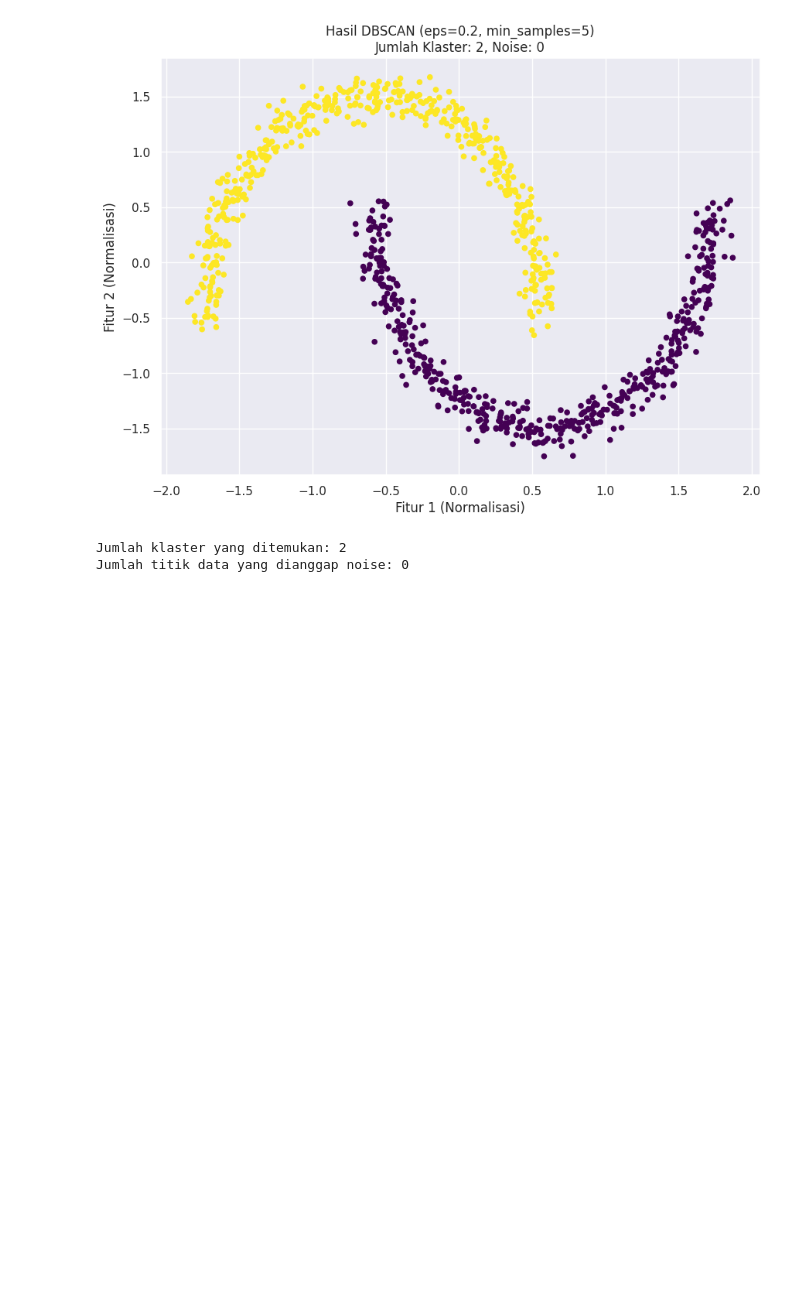
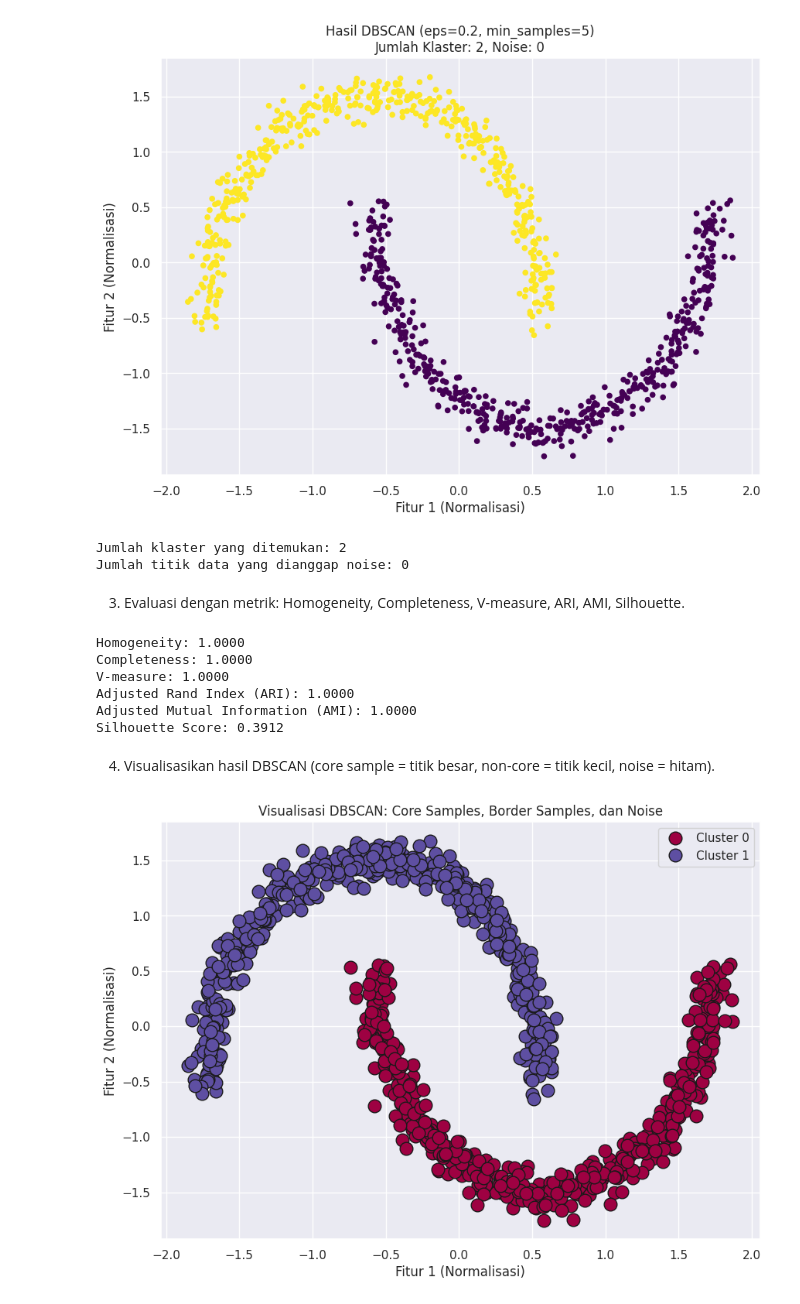
Before and after one commit to pusatalamsemestaa/Machine-Learning, a Jupyter notebook: week4_ML.ipynb, the cells around one changed output. Saved outputs shown, nothing was run; the diff lists cells and outputs as text; code cells hidden in the pictures; blank space fills up the shorter version.

```diff
--- a/week4_ML.ipynb
+++ b/week4_ML.ipynb
@@ -608,3 +608,81 @@ print(f'Jumlah titik data yang dianggap noise: {n_noise}')
 [figure]
 Jumlah klaster yang ditemukan: 2
 Jumlah titik data yang dianggap noise: 0
+# %% [markdown]
+3. Evaluasi dengan metrik: Homogeneity, Completeness, V-measure, ARI, AMI, Silhouette.
+# %%
+
+# Buat dataset make_moons
+X, y = make_moons(n_samples=1000, noise=0.05, random_state=42)
+X_scaled = StandardScaler().fit_transform(X)
+
+# Jalankan DBSCAN
+dbscan = DBSCAN(eps=0.2, min_samples=5)
+labels = dbscan.fit_predict(X_scaled)
+
+# Metrik Evaluasi
+homogeneity = metrics.homogeneity_score(y, labels)
+completeness = metrics.completeness_score(y, labels)
+v_measure = metrics.v_measure_score(y, labels)
+ari = metrics.adjusted_rand_score(y, labels)
+ami = metrics.adjusted_mutual_info_score(y, labels)
+silhouette = metrics.silhouette_score(X_scaled, labels)
+
+# Cetak hasil
+print(f"Homogeneity: {homogeneity:.4f}")
+print(f"Completeness: {completeness:.4f}")
+print(f"V-measure: {v_measure:.4f}")
+print(f"Adjusted Rand Index (ARI): {ari:.4f}")
+print(f"Adjusted Mutual Information (AMI): {ami:.4f}")
+print(f"Silhouette Score: {silhouette:.4f}")
+# %% [output]
+Homogeneity: 1.0000
+Completeness: 1.0000
+V-measure: 1.0000
+Adjusted Rand Index (ARI): 1.0000
+Adjusted Mutual Information (AMI): 1.0000
+Silhouette Score: 0.3912
+# %% [markdown]
+4. Visualisasikan hasil DBSCAN (core sample = titik besar, non-core = titik kecil, noise = hitam).
+# %%
+
+# 1. Buat dataset make_moons
+X, y = make_moons(n_samples=1000, noise=0.05, random_state=42)
+X_scaled = StandardScaler().fit_transform(X)
+
+# 2. Jalankan DBSCAN
+dbscan = DBSCAN(eps=0.2, min_samples=5)
+labels = dbscan.fit_predict(X_scaled)
+core_samples_mask = np.zeros_like(dbscan.labels_, dtype=bool)
+core_samples_mask[dbscan.core_sample_indices_] = True
+
+# 3. Visualisasikan hasil DBSCAN
+unique_labels = set(labels)
+colors = [plt.cm.Spectral(each) for each in np.linspace(0, 1, len(unique_labels))]
+plt.figure(figsize=(10, 7))
+
+# Loop melalui setiap klaster untuk visualisasi
+for k, col in zip(unique_labels, colors):
+    if k == -1:
+        # Noise, diwakili oleh warna hitam
+        col = [0, 0, 0, 1]
+
+    class_member_mask = (labels == k)
+
+    # Plot core samples sebagai titik besar
+    xy = X_scaled[class_member_mask & core_samples_mask]
+    plt.plot(xy[:, 0], xy[:, 1], 'o', markerfacecolor=tuple(col),
+             markeredgecolor='k', markersize=12, label=f'Cluster {k}' if k != -1 else 'Noise')
+
+    # Plot non-core (border) samples sebagai titik kecil
+    xy = X_scaled[class_member_mask & ~core_samples_mask]
+    plt.plot(xy[:, 0], xy[:, 1], 'o', markerfacecolor=tuple(col),
+             markeredgecolor='k', markersize=6)
+
+plt.title('Visualisasi DBSCAN: Core Samples, Border Samples, dan Noise')
+plt.xlabel('Fitur 1 (Normalisasi)')
+plt.ylabel('Fitur 2 (Normalisasi)')
+plt.legend()
+plt.show()
+# %% [output]
+[figure, added]
```
Also changed, not shown: parts of 2 cells of this notebook.
